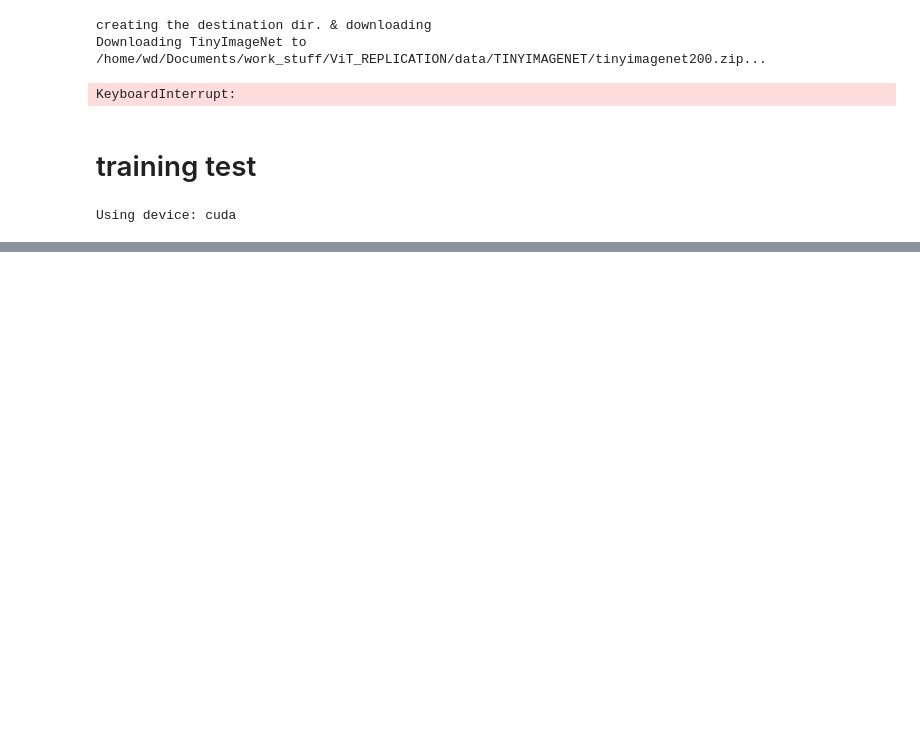
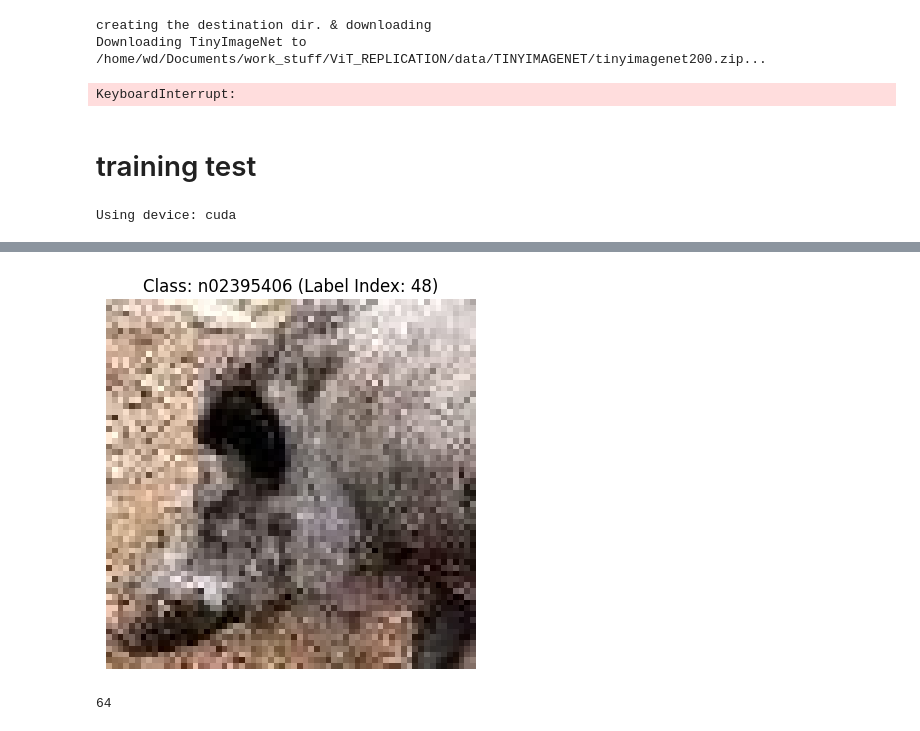
Before and after one commit to WRD397/ViT_REPLICATION, a Jupyter notebook: notebooks/processing_tinyimagenet.ipynb, the cells around one changed output, grey strips where cells are left out. Drawn from its saved outputs; the diff is of its cells as text; code cells hidden in the pictures; blank space fills up the shorter version.

Commit message:
debugging tinyimagenet issue

```diff
--- a/notebooks/processing_tinyimagenet.ipynb
+++ b/notebooks/processing_tinyimagenet.ipynb
@@ -272,0 +352,38 @@ Error:
+# %%
+from torchvision import transforms, datasets
+import os
+import matplotlib.pyplot as plt
+from dotenv import load_dotenv
+
+# Load ROOT_PATH from .env
+load_dotenv()
+ROOT_DIR = os.environ.get("ROOT_PATH")
+DATA_DIR = os.path.join(ROOT_DIR, "data", "TINYIMAGENET")
+
+# Define clean (deterministic) transform
+clean_transform = transforms.Compose([
+    transforms.Resize((64, 64)),  # Adjust to your ViT input size
+    transforms.ToTensor()
+])
+
+# Recreate the clean version of the dataset
+clean_dataset = datasets.ImageFolder(
+    root=os.path.join(DATA_DIR, "tiny-imagenet-200", "train"),
+    transform=clean_transform
+)
+
+# Pick a fixed index
+index = 24234
+img, label = clean_dataset[index]
+
+# Visualize the image
+plt.imshow(img.permute(1, 2, 0))
+plt.title(f"Class: {clean_dataset.classes[label]} (Label Index: {label})")
+plt.axis('off')
+plt.show()
+# %% [output]
+[figure, added]
+# %%
+IMAGE
+# %% [output]
+64
```
Also changed, not shown: parts of 10 cells of this notebook.
